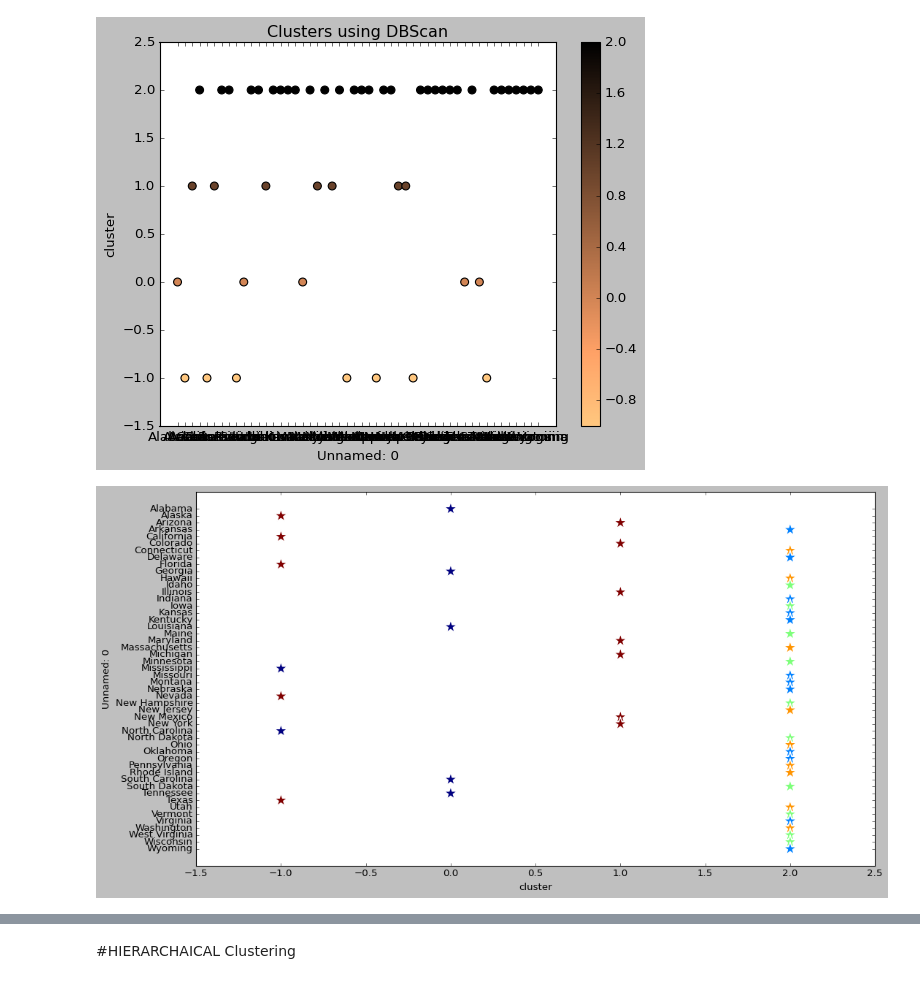
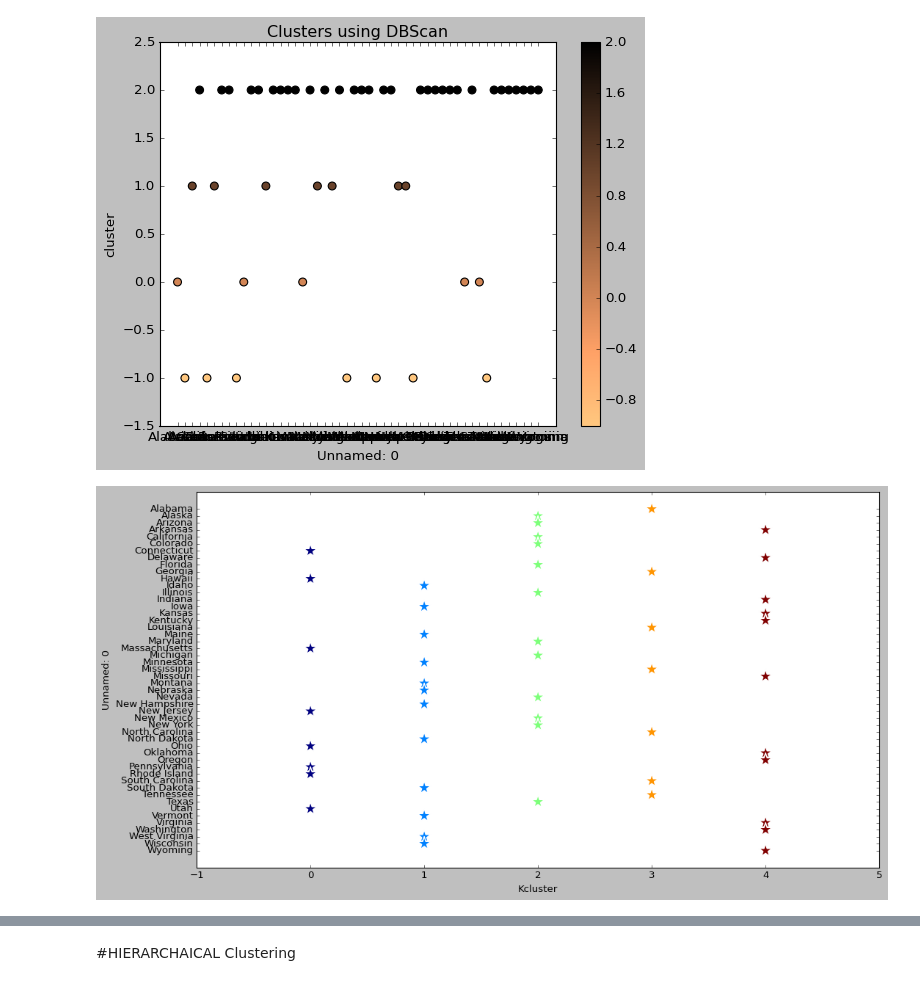
Before and after one commit to nagendrap418/data-mining, a Jupyter notebook: crime(cluster).ipynb, the cells around one changed output, grey strips where cells are left out. Cells and saved outputs as stored; diff of their text form; code cells hidden in the pictures.

```diff
--- a/crime(cluster).ipynb
+++ b/crime(cluster).ipynb
@@ -335,0 +337,4 @@ df
+# %%
+from sklearn.cluster import KMeans
+clf = KMeans(n_clusters=5)
+y_kmeans = clf.fit_predict(X)
@@ -335,0 +347,3 @@ df
+# %%
+cl1=pd.DataFrame(y_kmeans,columns=['Kcluster'])
+cl1
@@ -335,0 +368,3 @@ df
+# %%
+df1 = pd.concat([df,cl1],axis=1)
+df1
@@ -343,7 +402,7 @@ Text(0.5, 1.0, 'Clusters using DBScan')
 [figure]
 # %%
 plt.figure(figsize=(15,8))
-sn.scatterplot(df['cluster'],df['Unnamed: 0'],c=clf.labels_,s=300,marker='*')
+sn.scatterplot(df1['Kcluster'],df1['Unnamed: 0'],c=clf.labels_,s=300,marker='*')
 plt.show();
 # %% [output]
-[figure, old version]
+[figure, new version]
```
Also changed, not shown: parts of 24 cells of this notebook.
